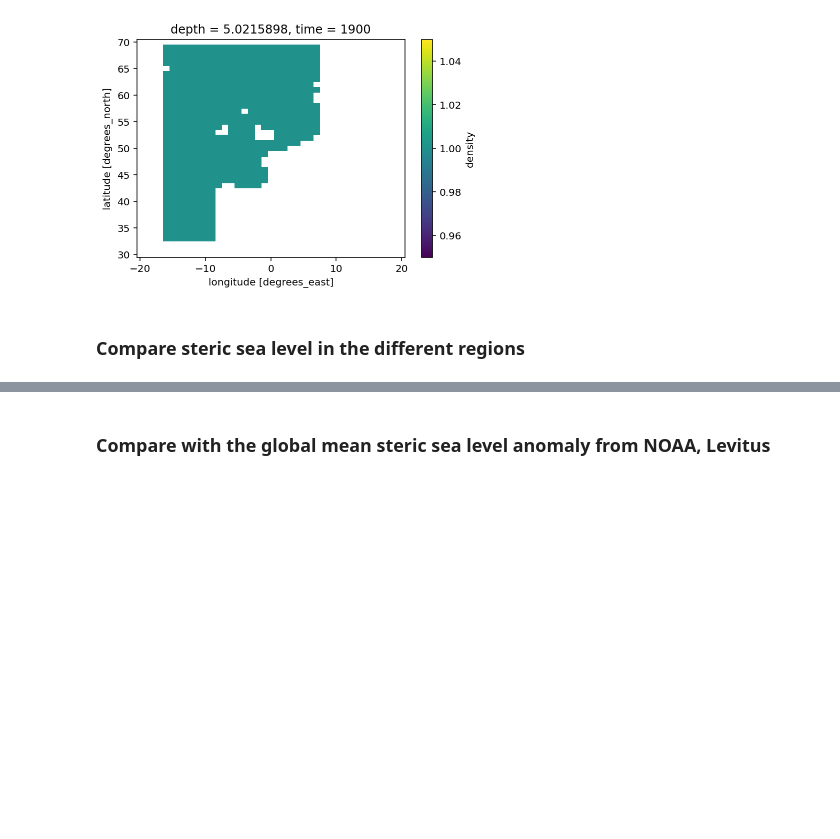
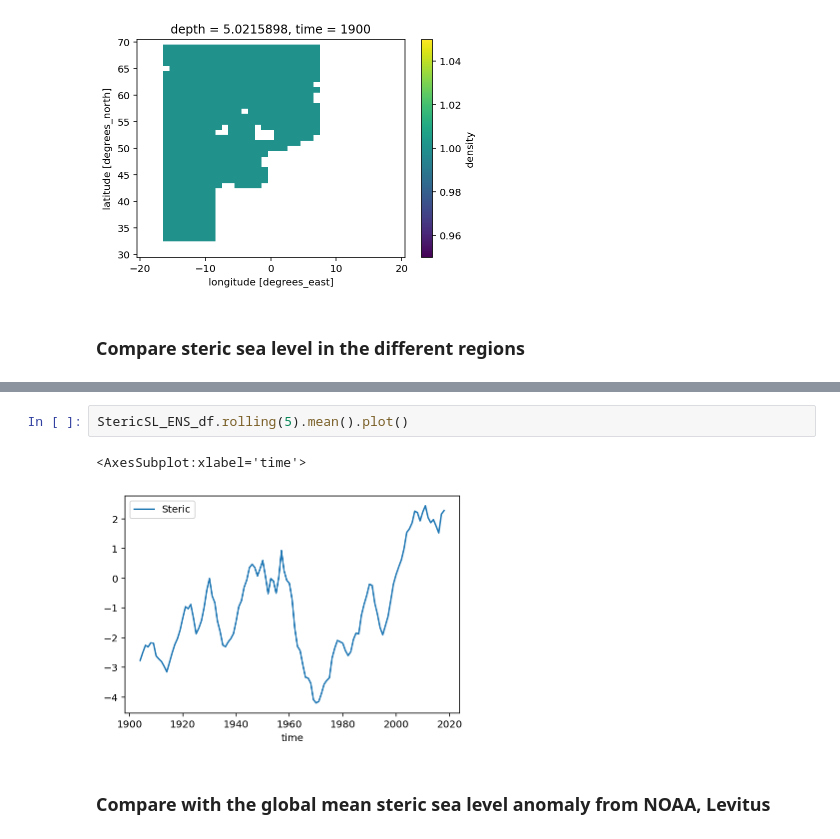
Before and after one commit to Jacobiaan/SLBudget, a Jupyter notebook: notebooks/Steric.ipynb, the cells around one changed output, grey strips where cells are left out. Drawn from its saved outputs; the diff is of its cells as text; blank space fills up the shorter version.

```diff
--- a/notebooks/Steric.ipynb
+++ b/notebooks/Steric.ipynb
@@ -186,3 +209,8 @@ plt.legend(loc='upper left')
+# %%
+StericSL_ENS_df.rolling(5).mean().plot()
+# %% [output]
+<AxesSubplot:xlabel='time'>
+[figure, added]
 # %% [markdown]
 ### Compare with the global mean steric sea level anomaly from NOAA, Levitus
 # %%
```
Also changed, not shown: parts of 4 cells of this notebook, 2 other files.
